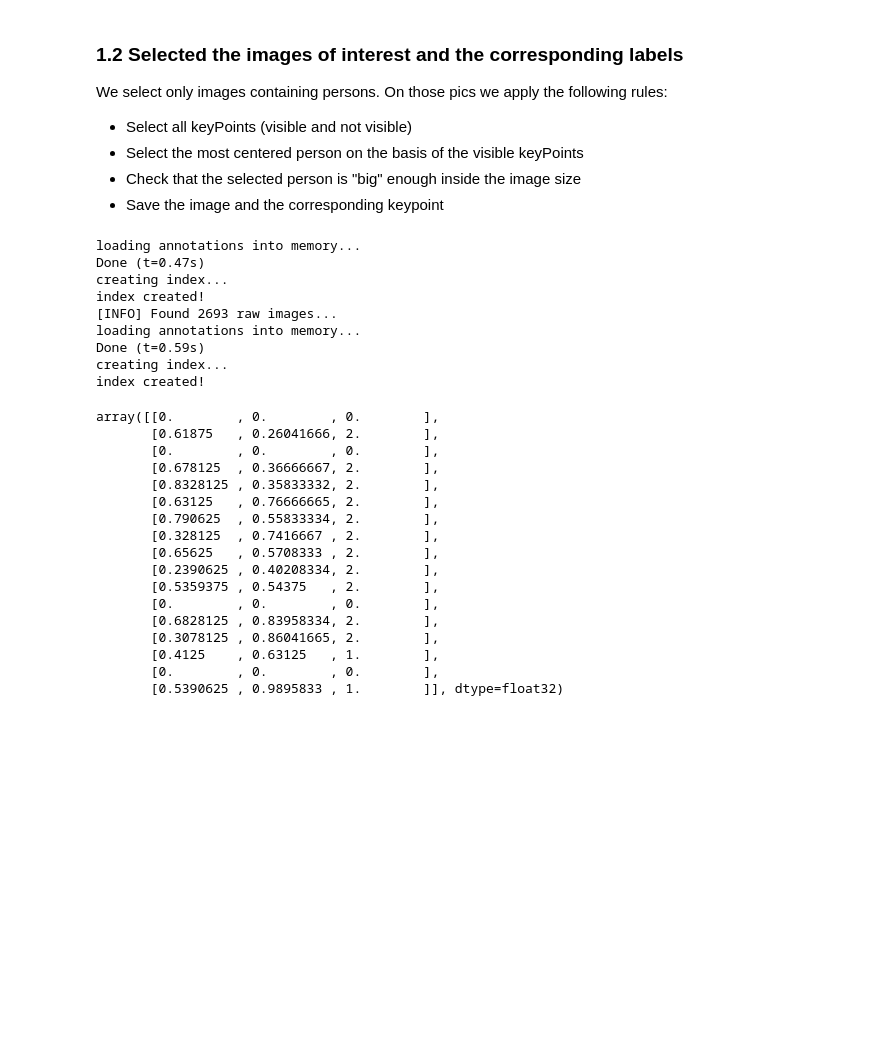
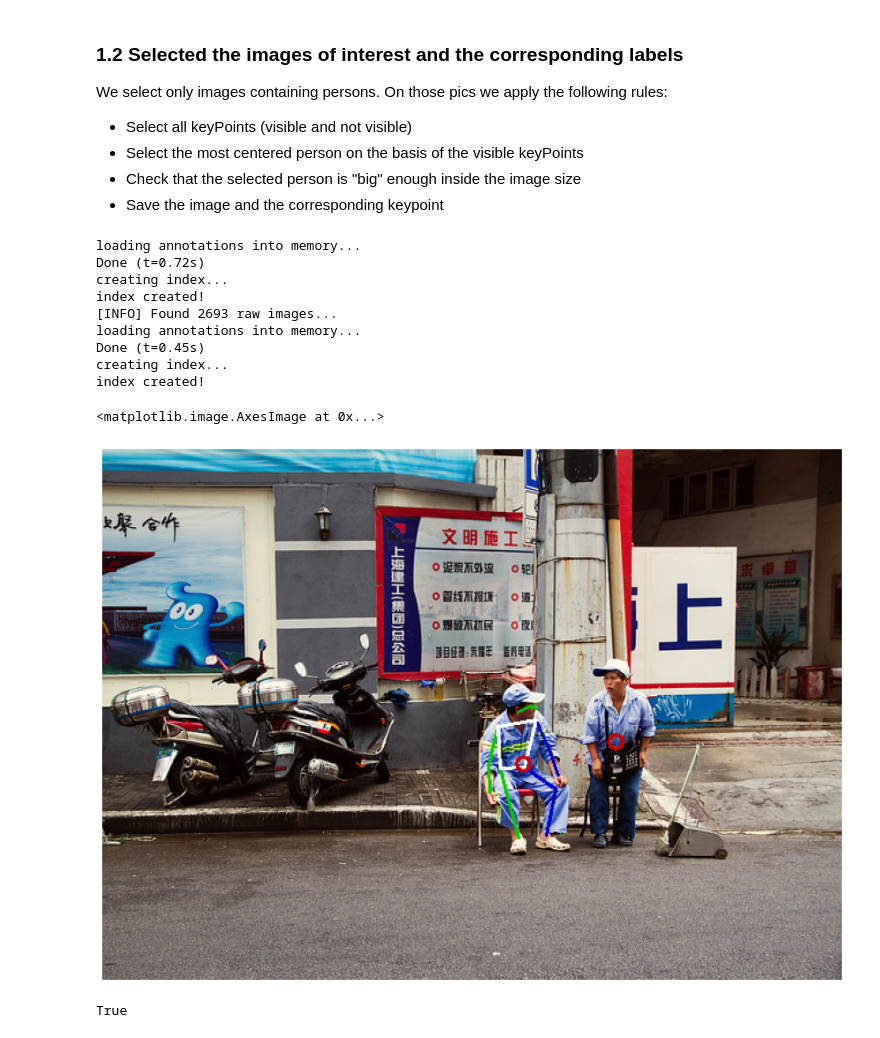
Before and after one commit to LorBordin/bodynet, a Jupyter notebook: coco_dataset.ipynb, the cells around one changed output. Saved outputs shown, nothing was run; the diff lists cells and outputs as text; code cells hidden in the pictures; blank space fills up the shorter version.

Commit message:
updated coco_dataset notebook

```diff
--- a/coco_dataset.ipynb
+++ b/coco_dataset.ipynb
@@ -105,7 +84,7 @@ import skimage.io as io
 # %%
 dataDir = "./dataset/coco/"
 
-def select_imgs_with_persons(datatype):
+def select_imgs_with_persons(dataType):
     """
         Selects all the images containing persons from the coco datasets.
 
@@ -191,6 +170,9 @@ def get_most_centered_keypoints(coco_kps, imgId, img_size):
 
         keypoints_list.append(keypoints)
 
+    if len(keypoints_list)==0:
+        return np.empty((17,3), dtype=np.float64)
+
     keypoints_list = np.array(keypoints_list)
     centers = get_centre_of_mass(keypoints_list)
 
@@ -198,39 +180,33 @@ def get_most_centered_keypoints(coco_kps, imgId, img_size):
     most_centered = np.linalg.norm(centers - (.5, .5), axis=1).argmin()
     most_centered = keypoints_list[most_centered]
 
-    return most_centered
+    most_centered[:, -1] /=2
+
+    return most_centered, centers
 # %%
 imgs, kps = select_imgs_with_persons("val2017")
 
-i = 1
+i = 6
 
 imgId, img_size = imgs[i]["id"], (imgs[i]["height"], imgs[i]["width"])
-c_keypts = get_most_centered_keypoints(kps, imgId, img_size)
-c_keypts
+img_arr = io.imread(imgs[i]["coco_url"])
+c_keypts, centers = get_most_centered_keypoints(kps, imgId, img_size)
+
+with_kpts = draw_keypoints(img_arr, c_keypts, .5, KEYPOINT_DICT)
+with_centers = draw_person_centers(with_kpts, centers)
+
+fig = plt.figure(figsize=(15, 15))
+plt.axis("off")
+plt.imshow(with_kpts)
 # %% [output]
 loading annotations into memory...
-Done (t=0.47s)
+Done (t=0.72s)
 creating index...
 index created!
 [INFO] Found 2693 raw images...
 loading annotations into memory...
-Done (t=0.59s)
+Done (t=0.45s)
 creating index...
 index created!
-array([[0.        , 0.        , 0.        ],
-       [0.61875   , 0.26041666, 2.        ],
-       [0.        , 0.        , 0.        ],
-       [0.678125  , 0.36666667, 2.        ],
-       [0.8328125 , 0.35833332, 2.        ],
-       [0.63125   , 0.76666665, 2.        ],
-       [0.790625  , 0.55833334, 2.        ],
-       [0.328125  , 0.7416667 , 2.        ],
-       [0.65625   , 0.5708333 , 2.        ],
-       [0.2390625 , 0.40208334, 2.        ],
-       [0.5359375 , 0.54375   , 2.        ],
-       [0.        , 0.        , 0.        ],
-       [0.6828125 , 0.83958334, 2.        ],
-       [0.3078125 , 0.86041665, 2.        ],
-       [0.4125    , 0.63125   , 1.        ],
-       [0.        , 0.        , 0.        ],
-       [0.5390625 , 0.9895833 , 1.        ]], dtype=float32)
+<matplotlib.image.AxesImage at 0x...>
+[figure, added]
@@ -239,0 +213,4 @@ array([[0.        , 0.        , 0.        ],
+# %%
+cv2.imwrite("./prova.png", img_arr[:,:,::-1])
+# %% [output]
+True
```
Also changed, not shown: parts of 9 cells of this notebook, 3 other files.
